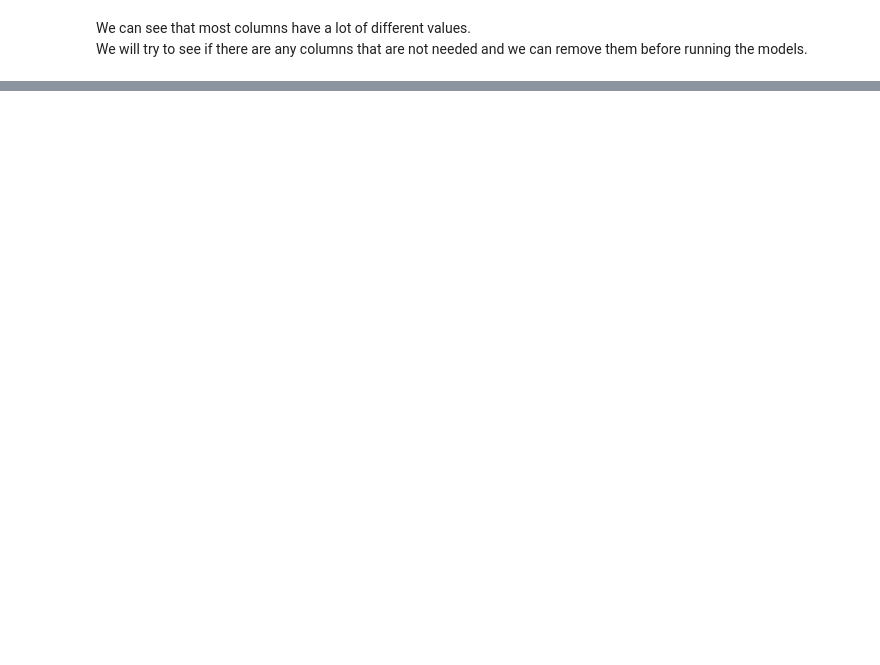
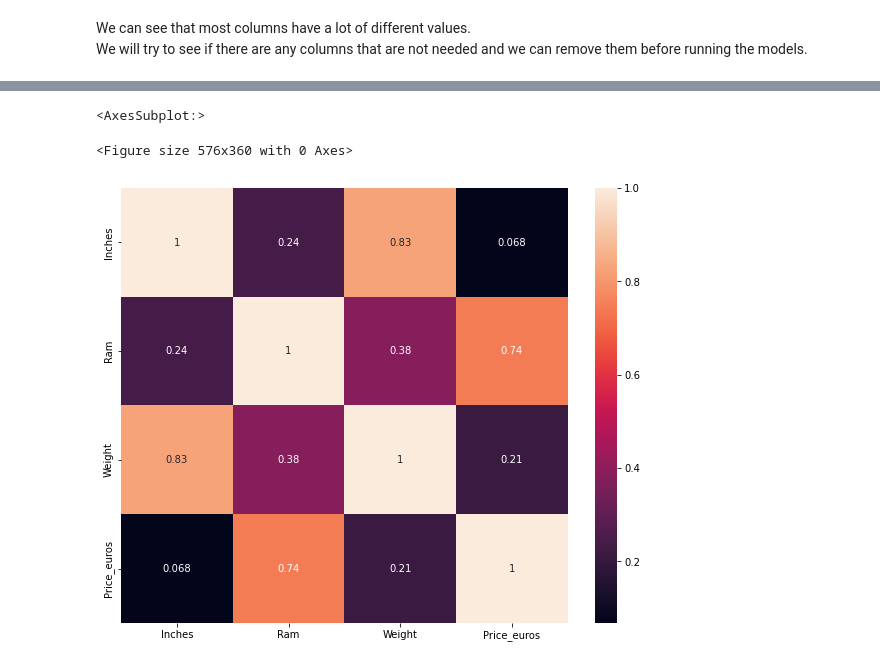
Before and after one commit to NoaAmichai/Laptop-Price-Prediction, a Jupyter notebook: Laptop Price.ipynb, the cells around one changed output, grey strips where cells are left out. Saved outputs shown, nothing was run; the diff lists cells and outputs as text; code cells hidden in the pictures; blank space fills up the shorter version.

```diff
--- a/Laptop Price.ipynb
+++ b/Laptop Price.ipynb
@@ -188,0 +149,31 @@ plt.show()
+# %%
+df['Cpu'] = df['Cpu'].replace(['Intel Core i7 7700HQ 2.8GHz', 'Intel Core i7 7500U 2.7GHz', 'Intel Core i7 8550U 1.8GHz', 'Intel Core i7 6920HQ 2.9GHz',
+                              'Intel Core i7 2.7GHz', 'Intel Core i7 6500U 2.5GHz', 'Intel Core i7 6700HQ 2.6GHz', 'Intel Core i7 6560U 2.2GHz',
+                              'Intel Core i7 2.9GHz', 'Intel Core i7 6600U 2.6GHz', 'Intel Core i7 7600U 2.8GHz', 'Intel Core i7 6820HK 2.7GHz',
+                              'Intel Core i7 7820HK 2.9GHz', 'Intel Core i7 6820HQ 2.7GHz', 'Intel Core i7 7Y75 1.3GHz', 'Intel Core i7 7820HQ 2.9GHz',
+                              'Intel Core i7 7660U 2.5GHz', 'Intel Core i7 6500U 2.50GHz', 'Intel Core i7 7500U 2.5GHz', 'Intel Core i7 2.2GHz', 'Intel Core i7 2.8GHz',
+                              'Intel Core i7 7560U 2.4GHz', 'Intel Core i7 8650U 1.9GHz', 'Intel Core i7 7700HQ 2.7GHz'], 'Intel Core i7')
+df['Cpu'] = df['Cpu'].replace(['Intel Core i5 7200U 2.5GHz', 'Intel Core i5 8250U 1.6GHz', 'Intel Core i5 7200U 2.50GHz', 'Intel Core i5 2.9GHz', 'Intel Core i5 7300U 2.6GHz',
+                              'Intel Core i5 6440HQ 2.6GHz', 'Intel Core i5 6200U 2.3GHz', 'Intel Core i5 7300HQ 2.5GHz', 'Intel Core i5 2.0GHz', 'Intel Core i5 6300U 2.4GHz',
+                              'Intel Core i5 6300HQ 2.3GHz', 'Intel Core i5 7440HQ 2.8GHz', 'Intel Core i5 7Y54 1.2GHz', 'Intel Core i5 1.6GHz', 'Intel Core i5 1.8GHz',
+                              'Intel Core i5 3.1GHz', 'Intel Core i5 1.3GHz', 'Intel Core i5 7200U 2.7GHz', 'Intel Core i5 2.3GHz', 'Intel Core i5 7Y57 1.2GHz',
+                              'Intel Core i5 6260U 1.8GHz', 'Intel Core i5 7500U 2.7GHz', 'Intel Core i5 7200U 2.70GHz'], 'Intel Core i5')
+df['Cpu'] = df['Cpu'].replace(['Intel Core i3 6006U 2GHz', 'Intel Core i3 7100U 2.4GHz', 'Intel Core i3 6006U 2.0GHz', 'Intel Core i3 6100U 2.3GHz', 'Intel Core i3 7130U 2.7GHz',
+                              'Intel Core i3 6100U 2.1GHz', 'Intel Core i3 6006U 2.2GHz'], 'Intel Core i3')
+df['Cpu'] = df['Cpu'].replace(['Intel Pentium Dual Core 4405U 2.1GHz', 'Intel Core M m3-7Y30 2.2GHz', 'Intel Core M 7Y30 1.0GHz', 'Intel Core M 6Y54 1.1GHz',
+                              'Intel Pentium Dual Core N4200 1.1GHz', 'Intel Celeron Quad Core N3710 1.6GHz', 'Intel Core M M3-6Y30 0.9GHz', 'Intel Celeron Dual Core N3350 1.1GHz',
+                              'Intel Atom Z8350 1.92GHz', 'Intel Celeron Dual Core N3350 1.1GHz', 'Intel Celeron Dual Core N3060 1.6GHz', 'Intel Pentium Quad Core N4200 1.1GHz',
+                              'Intel Pentium Quad Core N3710 1.6GHz', 'Intel Celeron Dual Core N3050 1.6GHz', 'Intel Celeron Quad Core N3450 1.1GHz',
+                              'Intel Atom x5-Z8350 1.44GHz', 'Intel Core M 6Y75 1.2GHz', 'Intel Celeron Dual Core 3205U 1.5GHz', 'Intel Atom x5-Z8550 1.44GHz',
+                              'Intel Celeron Dual Core 3855U 1.6GHz', 'Intel Core M 6Y30 0.9GHz', 'Intel Xeon E3-1505M V6 3GHz', 'Intel Core M 1.2GHz',
+                              'Intel Pentium Quad Core N3700 1.6GHz', 'Intel Celeron Dual Core N3060 1.60GHz', 'Intel Core M m7-6Y75 1.2GHz', 'Intel Celeron Dual Core N3350 2.0GHz',
+                              'Intel Atom x5-Z8300 1.44GHz', 'Intel Core M m3 1.2GHz', 'Intel Xeon E3-1535M v5 2.9GHz', 'Intel Celeron Dual Core N3350 2GHz',
+                              'Intel Atom X5-Z8350 1.44GHz', 'Intel Core M M7-6Y75 1.2GHz', 'Intel Xeon E3-1535M v6 3.1GHz', 'Intel Pentium Dual Core 4405Y 1.5GHz',
+                              'Intel Core M 1.1GHz', 'Intel Celeron Quad Core N3160 1.6GHz'], 'Intel Other')
+df['Cpu'] = df['Cpu'].replace(['AMD E-Series 9000e 1.5GHz', 'AMD E-Series E2-6110 1.5GHz', 'AMD E-Series 9000 2.2GHz', 'AMD Ryzen 1600 3.2GHz', 'AMD A9-Series 9420 3GHz',
+                              'AMD A6-Series 9220 2.5GHz', 'AMD A12-Series 9720P 3.6GHz', 'AMD A8-Series 7410 2.2GHz', 'AMD A9-Series 9410 2.9GHz', 'AMD Ryzen 1700 3GHz',
+                              'AMD A12-Series 9700P 2.5GHz', 'AMD A4-Series 7210 2.2GHz', 'AMD FX 9830P 3GHz', 'AMD E-Series E2-9000 2.2GHz', 'AMD A6-Series 7310 2GHz',
+                              'AMD E-Series 6110 1.5GHz', 'AMD A9-Series A9-9420 3GHz', 'AMD A12-Series 9720P 2.7GHz', 'AMD E-Series 7110 1.8GHz', 'AMD FX 8800P 2.1GHz',
+                              'AMD A6-Series 9220 2.9GHz', 'AMD A9-Series 9420 2.9GHz', 'AMD A10-Series 9600P 2.4GHz', 'AMD E-Series E2-9000e 1.5GHz', 'AMD A10-Series A10-9620P 2.5GHz',
+                              'AMD A6-Series A6-9220 2.5GHz', 'AMD A10-Series 9620P 2.5GHz'], 'AMD')
+df['Cpu'] = df['Cpu'].replace(['Samsung Cortex A72&A53 2.0GHz'], 'Other')
@@ -188,0 +194,5 @@ plt.show()
+# %%
+#In "Gpu" column there are a lot of different values. We will split "Gpu" into two cloums "Gpu_company" and "Gpu_type".
+df['Gpu_company'] = df['Gpu'].apply(lambda x: x.split(' ')[0])
+df['Gpu_type'] = df['Gpu'].apply(lambda x: x.split(' ')[1])
+df = df.drop(columns=['Gpu'])
@@ -188,0 +214,3 @@ plt.show()
+# %%
+df['Memory'] = df['Memory'].str.replace('Flash Storage','FlashStorage')
+df["Memory"] = df['Memory'] .apply(lambda x: x.split(' ')[1]).astype('string')
@@ -188,0 +243,8 @@ plt.show()
+# %%
+plt.figure(figsize=(8,5))
+fig, ax = plt.subplots(figsize=(10,8))
+sns.heatmap(df.corr(), annot=True)
+# %% [output]
+<AxesSubplot:>
+<Figure size 576x360 with 0 Axes>
+[figure, added]
```
Also changed, not shown: parts of 42 cells of this notebook.
